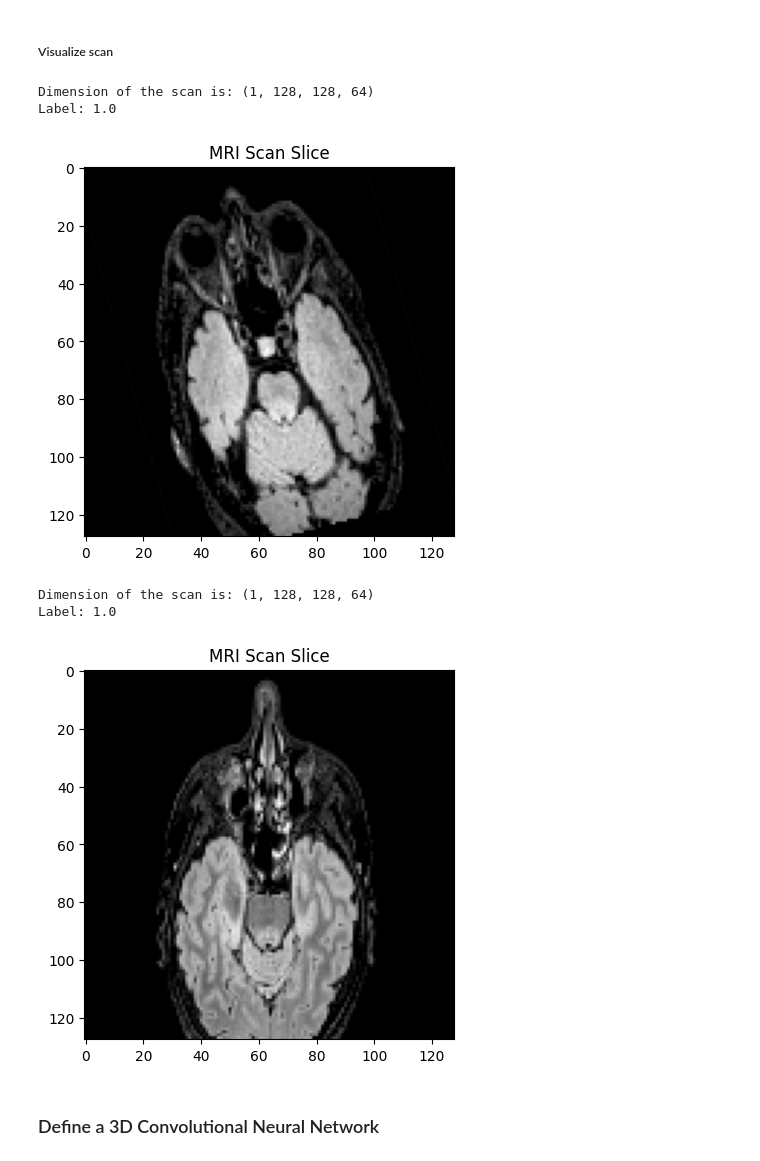
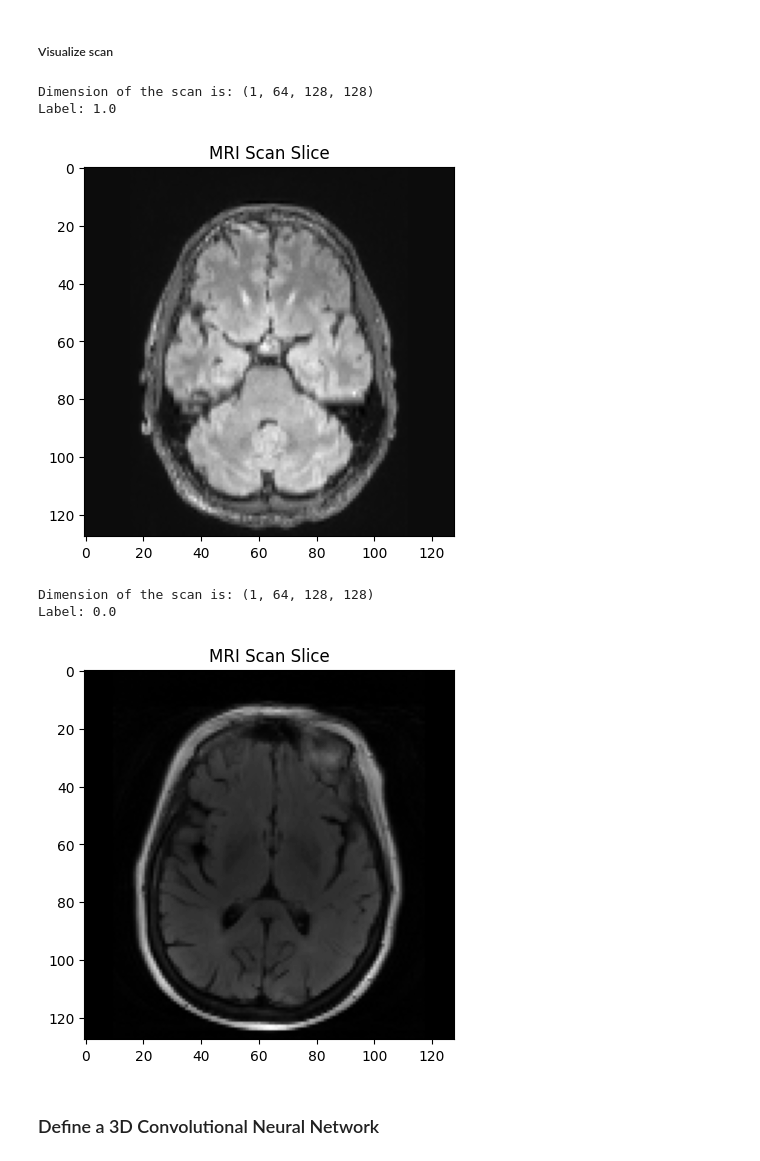
Before and after one commit to dantedellatogna/ParkinsonMRI, a Jupyter notebook: parkinson_classification.ipynb, the cells around one changed output. Cells and saved outputs as stored; diff of their text form; code cells hidden in the pictures.

Commit message:
network input shape fixed, better dataset split, removed 2 dropouts and set layer 3 dropout to 0.3 instead of 0.5

```diff
--- a/parkinson_classification.ipynb
+++ b/parkinson_classification.ipynb
@@ -108,7 +108,7 @@ def resize_volume(img, filepath):
 
 def process_scan(path):
     volume = read_nifti_file(path)
-    volume = zscore_normalize(volume)
+    #volume = zscore_normalize(volume)
     #volume = min_max_normalize(volume)
     volume = resize_volume(volume, path)
     return volume
@@ -157,3 +141,12 @@ Number of samples in train and test are 126 and 56.
+# %%
+from sklearn.model_selection import train_test_split
+
+x = np.concatenate((pdg_array, cg_array), axis=0)
+y = np.concatenate((pdg_labels, cg_labels), axis=0)
+
+x_train, x_test, y_train, y_test = train_test_split(
+    x, y, test_size=0.2, stratify=y, random_state=42
+)
 # %%
 print(y_train)
 # %% [output]
@@ -169,6 +165,8 @@ print(y_train)
 import random
 from scipy import ndimage
 import torch
+
+random.seed(42)
 
 def normalization(volume):
     volume_min = np.min(volume)
@@ -190,7 +188,7 @@ def rotate(volume):
     angle   = random.choice(angles)
 
     volume = ndimage.rotate(volume, angle, reshape=False)
-    volume[volume < 0] = 0
+    #volume[volume < 0] = 0
     #volume[volume > 1] = 1
     return volume
 
@@ -208,20 +206,20 @@ def scale(volume, scale_range=(0.9, 1.1)):
 def adjust_brightness_contrast(volume, brightness_factor=0.1, contrast_factor=0.1):
     volume = volume + random.uniform(-brightness_factor, brightness_factor)
     #volume = np.clip(volume, 0., 1.)  # Ensure values are within [0, 1]
-    volume[volume < 0] = 0
-    volume = normalization(volume)
+    #volume[volume < 0] = 0
+    #volume = normalization(volume)
     #volume = min_max_normalize(volume)
     return volume
 
-def resize(volume, target_shape=(128, 128, 64)):  # Adjust target_shape as needed
+def resize(volume, target_shape=(64, 128, 128)):  # Adjust target_shape as needed
     # Resize the volume to the target shape
     volume = ndimage.zoom(volume, (target_shape[0] / volume.shape[0],
                                     target_shape[1] / volume.shape[1],
                                     target_shape[2] / volume.shape[2]),
                            order=1)  # Linear interpolation
 
-    volume[volume < 0] = 0
-    volume = normalization(volume)
+    #volume[volume < 0] = 0
+    #volume = normalization(volume)
     #volume = min_max_normalize(volume)
     return volume
 
@@ -230,16 +228,18 @@ def train_preprocessing(volume, label):
     volume = add_noise(volume)
     #volume = scale(volume)
     #volume = adjust_brightness_contrast(volume)
-    volume[volume < 0] = 0
+    #volume[volume < 0] = 0
     #volume[volume > 1] = 1
-    #volume = resize(volume)
+    volume = resize(volume)
     #volume = np.clip(volume, 0., 1.)  # Ensure values are within [0, 1]
+    volume = normalization(volume)
     volume = torch.Tensor(volume).unsqueeze(0)
     return volume, label
 
 def test_preprocessing(volume, label):
-    volume[volume < 0] = 0
+    #volume[volume < 0] = 0
     #volume[volume > 1] = 1
+    volume = normalization(volume)
     volume = torch.Tensor(volume).unsqueeze(0)
     return volume, label
 # %% [markdown]
@@ -261,6 +261,7 @@ class MedicalDataset(Dataset):
         label   = self.labels[idx]
 
         # Apply appropriate preprocessing
+        volume = np.transpose(volume, (2, 0, 1))  # → [D, H, W]
 
         if self.is_train:
             volume, label = train_preprocessing(volume, label)
@@ -302,26 +309,26 @@ images, labels = train_dataset[0]
 images = images.numpy()
 print('Dimension of the scan is:', images.shape)
 print(f'Label: {labels}')
-plt.imshow(np.squeeze(images[:, :, :, 32]), cmap="gray")
+plt.imshow(np.squeeze(images[0, 32, :, :]), cmap="gray")
 plt.title("MRI Scan Slice")
 plt.show()
 # %% [output]
-Dimension of the scan is: (1, 128, 128, 64)
+Dimension of the scan is: (1, 64, 128, 128)
 Label: 1.0
-[figure, old version]
+[figure, new version]
 # %%
 import matplotlib.pyplot as plt
 images, labels = test_dataset[1]
 images = images.numpy()
 print('Dimension of the scan is:', images.shape)
 print(f'Label: {labels}')
-plt.imshow(np.squeeze(images[0, :, :, 32]), cmap="gray")
+plt.imshow(np.squeeze(images[0, 32, :, :]), cmap="gray")
 plt.title("MRI Scan Slice")
 plt.show()
 # %% [output]
-Dimension of the scan is: (1, 128, 128, 64)
-Label: 1.0
+Dimension of the scan is: (1, 64, 128, 128)
+Label: 0.0
-[figure, old version]
+[figure, new version]
 # %% [markdown]
 ### Define a 3D Convolutional Neural Network
 # %%
```
Also changed, not shown: parts of 11 cells of this notebook.
